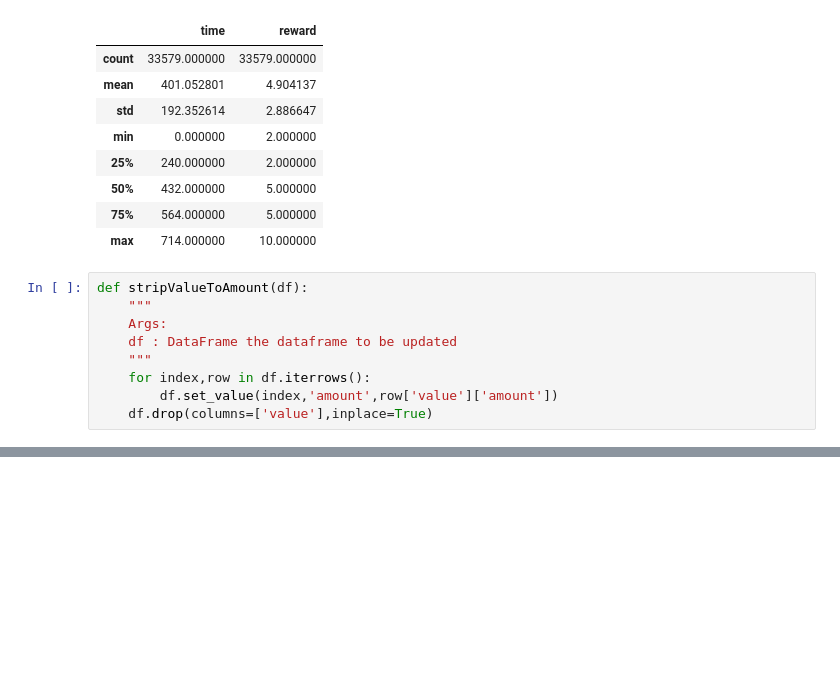
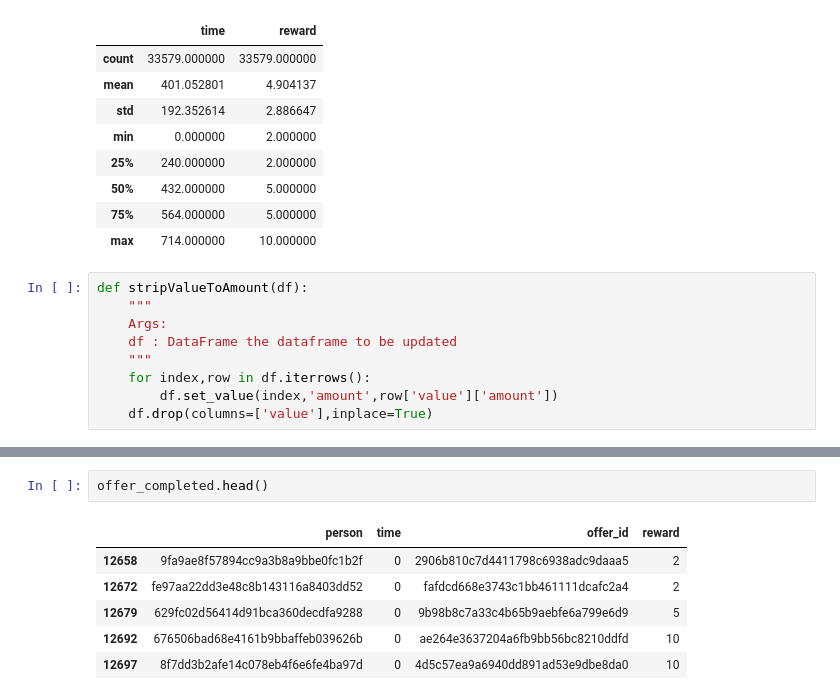
Before and after one commit to mxolisi/starbucks_coffee, a Jupyter notebook: Starbucks_Capstone_notebook.ipynb, the cells around one changed output, grey strips where cells are left out. Saved outputs shown, nothing was run; the diff lists cells and outputs as text; blank space fills up the shorter version.

```diff
--- a/Starbucks_Capstone_notebook.ipynb
+++ b/Starbucks_Capstone_notebook.ipynb
@@ -286,0 +254,9 @@ transaction.head()
+# %%
+offer_completed.head()
+# %% [output]
+|  | person | time | offer_id | reward |
+| 12658 | 9fa9ae8f57894cc9a3b8a9bbe0fc1b2f | 0 | 2906b810c7d4411798c6938adc9daaa5 | 2 |
+| 12672 | fe97aa22dd3e48c8b143116a8403dd52 | 0 | fafdcd668e3743c1bb461111dcafc2a4 | 2 |
+| 12679 | 629fc02d56414d91bca360decdfa9288 | 0 | 9b98b8c7a33c4b65b9aebfe6a799e6d9 | 5 |
+| 12692 | 676506bad68e4161b9bbaffeb039626b | 0 | ae264e3637204a6fb9bb56bc8210ddfd | 10 |
+| 12697 | 8f7dd3b2afe14c078eb4f6e6fe4ba97d | 0 | 4d5c57ea9a6940dd891ad53e9dbe8da0 | 10 |
```
Also changed, not shown: parts of 11 cells of this notebook.
